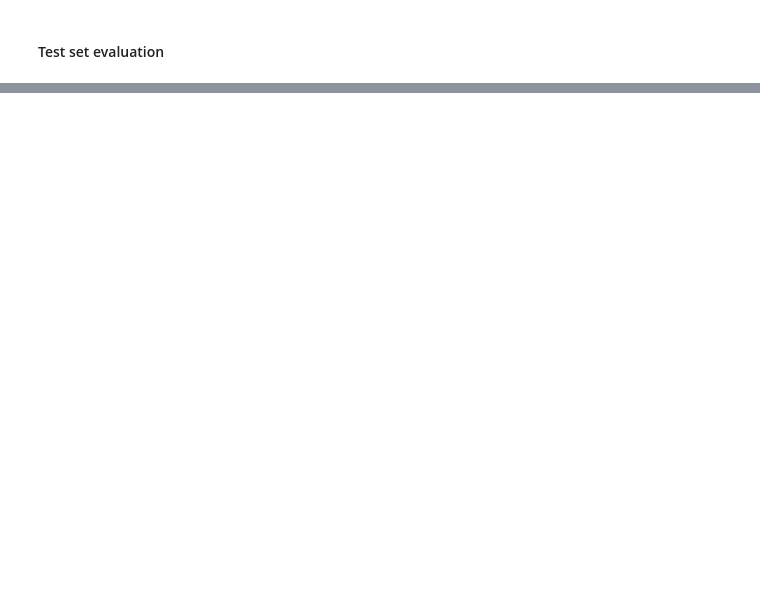
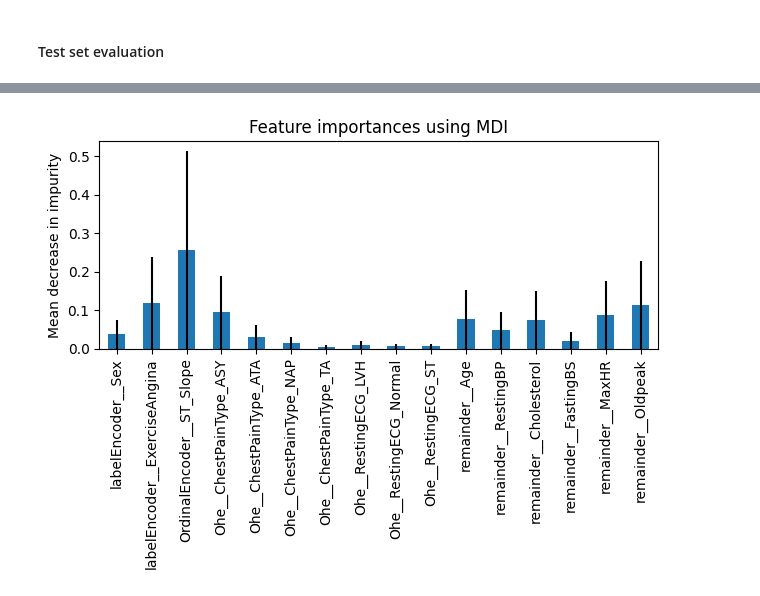
Before and after one commit to Luka-998/ml-concepts-visualized, a Jupyter notebook: DecisionTrees/03_HeartDataCompletePipeline.ipynb, the cells around one changed output, grey strips where cells are left out. Saved outputs shown, nothing was run; the diff lists cells and outputs as text; code cells hidden in the pictures; blank space fills up the shorter version.

```diff
--- a/DecisionTrees/03_HeartDataCompletePipeline.ipynb
+++ b/DecisionTrees/03_HeartDataCompletePipeline.ipynb
@@ -828,5 +1204,5 @@ cv_df.loc[cv_df['rank_test_score']==1,['mean_test_score','std_test_score','rank_
 
 best_mean_score = cv_df['mean_test_score'].max()
 best_mean_score
-candidate = cv_df.loc[cv_df['mean_test_score']>=best_mean_score-0.01,['mean_test_score','std_test_score','rank_test_score','params']].sort_values(by='std_test_score',ascending=True)
+candidate = cv_df.loc[cv_df['mean_test_score']>=best_mean_score-0.01,['mean_test_score','std_test_score','rank_test_score','params']].sort_values(by='mean_test_score',ascending=False)
 candidate
@@ -845,5 +1296,5 @@ best_models['Forest'].get_params
 # %%
-selected_params_final = candidate.loc[candidate['rank_test_score']==9,'params']
+selected_params_final = candidate.loc[candidate['rank_test_score']==1,'params']
 # %%
 selected_param_final_list = selected_params_final.to_list()[0]
 selected_param_final_list
@@ -936,0 +1454,9 @@ pd.plot()
+# %%
+from sklearn.inspection import permutation_importance
+
+
+importance = rf_final.feature_importances_
+feature_names = rf_final_pipe['columntransformer'].get_feature_names_out()
+# %%
+importance = pd.Series(importance,index=feature_names)
+importance.index
@@ -936,0 +1472,8 @@ pd.plot()
+# %%
+fig,ax = plt.subplots()
+importance.plot.bar(yerr = importance, ax=ax)
+ax.set_title("Feature importances using MDI")
+ax.set_ylabel("Mean decrease in impurity")
+fig.tight_layout()
+# %% [output]
+[figure, added]
```
Also changed, not shown: parts of 89 cells of this notebook.
